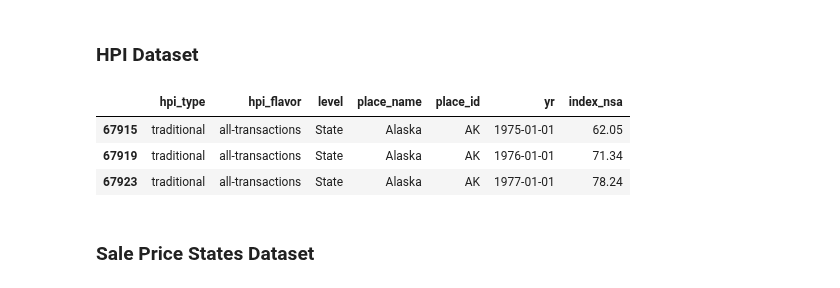
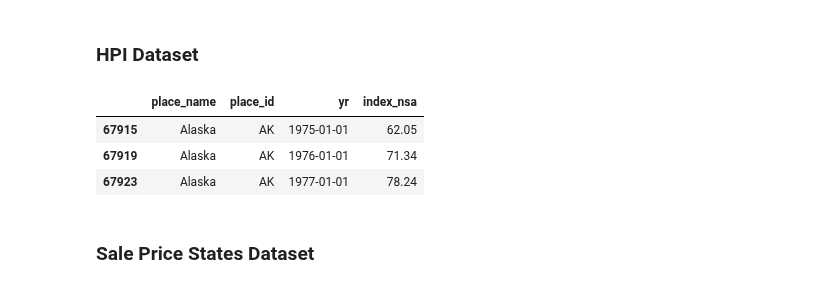
Before and after one commit to joshgreenert/Python-Projects, a Jupyter notebook: Applied Data Science/Project_1_Housing_Market_Predictions/PR 1 Milestone 2 GreenertJ.ipynb, the cells around one changed output. Saved outputs shown, nothing was run; the diff lists cells and outputs as text; code cells hidden in the pictures.

```diff
--- a/Applied Data Science/Project_1_Housing_Market_Predictions/PR 1 Milestone 2 GreenertJ.ipynb
+++ b/Applied Data Science/Project_1_Housing_Market_Predictions/PR 1 Milestone 2 GreenertJ.ipynb
@@ -82,26 +82,30 @@ df_housing.head(3)
 # %%
 # Remove all rows with level that is not equal to state.
 df_hpi = df_hpi[df_hpi['level'] == 'State']
 
 # Remove all the periods not equal to 1
 df_hpi = df_hpi[df_hpi['period'] == 1]
 
 # Update the year to be a date; otherwise visuals won't work right.
 for index, row in df_hpi.iterrows():
     year = int(row['yr'])
     date = datetime.date(year, 1, 1)
     df_hpi.at[index,'yr'] = date
 
+# filter out any rows where hpi_flavor is not equal to all-transactions, and traditional data for hpi-type
+df_hpi = df_hpi[df_hpi['hpi_flavor'] == "all-transactions"]
+df_hpi = df_hpi[df_hpi['hpi_type'] == "traditional"]
+
 # Drop all columns not needed
-df_hpi = df_hpi.drop(['period', 'index_sa', 'frequency'], axis = 1)
+df_hpi = df_hpi.drop(['period', 'index_sa', 'frequency', 'level', 'hpi_flavor','hpi_type'], axis = 1)
 
 # Show the head to confirm working
 df_hpi.head(3)
 # %% [output]
-|  | hpi_type | hpi_flavor | level | place_name | place_id | yr | index_nsa |
-| 67915 | traditional | all-transactions | State | Alaska | AK | 1975-01-01 | 62.05 |
-| 67919 | traditional | all-transactions | State | Alaska | AK | 1976-01-01 | 71.34 |
-| 67923 | traditional | all-transactions | State | Alaska | AK | 1977-01-01 | 78.24 |
+|  | place_name | place_id | yr | index_nsa |
+| 67915 | Alaska | AK | 1975-01-01 | 62.05 |
+| 67919 | Alaska | AK | 1976-01-01 | 71.34 |
+| 67923 | Alaska | AK | 1977-01-01 | 78.24 |
 # %% [markdown]
 ### Sale Price States Dataset
 # %%
```
Also changed, not shown: parts of 1 cell of this notebook, 1 other file.
